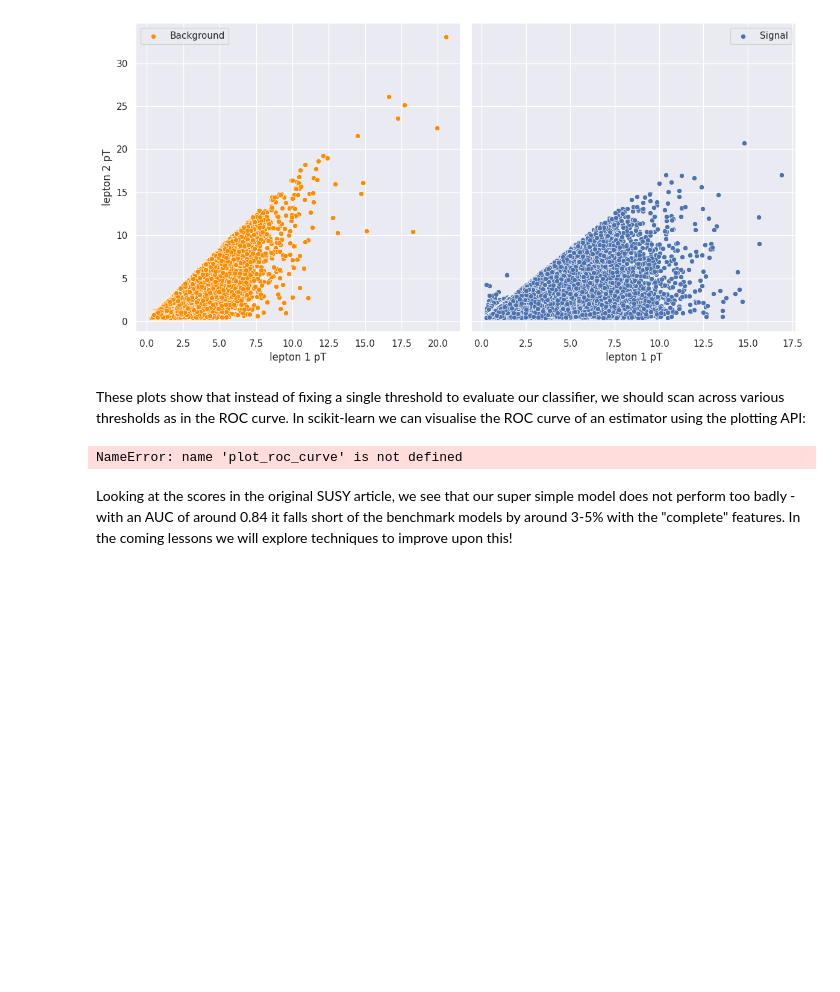
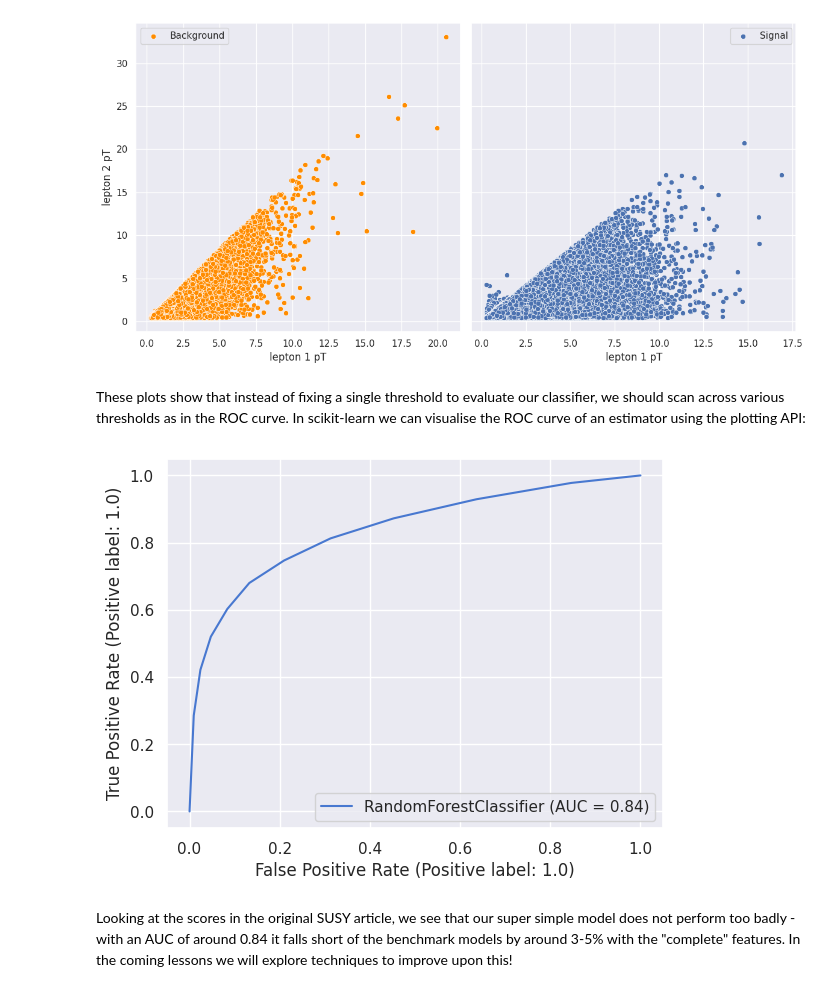
Before and after one commit to shahrzadbarzegar/hep_data_analysis_notes, a Jupyter notebook: notebooks/lesson01_intro-to-random-forests.ipynb, the cells around one changed output. Cells and saved outputs as stored; diff of their text form; code cells hidden in the pictures; blank space fills up the shorter version.

```diff
--- a/notebooks/lesson01_intro-to-random-forests.ipynb
+++ b/notebooks/lesson01_intro-to-random-forests.ipynb
@@ -570,10 +568,10 @@ fig.tight_layout()
 # %% [markdown]
 These plots show that instead of fixing a single threshold to evaluate our classifier, we should scan across various thresholds as in the ROC curve. In scikit-learn we can visualise the ROC curve of an estimator using the plotting API:
 # %%
-plot_roc_curve(model, X_valid, y_valid)
+RocCurveDisplay.from_estimator(model, X_valid, y_valid)
 plt.show()
 # %% [output]
-NameError: name 'plot_roc_curve' is not defined
+[figure, added]
 # %% [markdown]
 Looking at the scores in the original SUSY article, we see that our super simple model does not perform too badly - with an AUC of around 0.84 it falls short of the benchmark models by around 3-5% with the "complete" features. In the coming lessons we will explore techniques to improve upon this!
 # %% [markdown]
```
Also changed, not shown: parts of 1 cell of this notebook.
